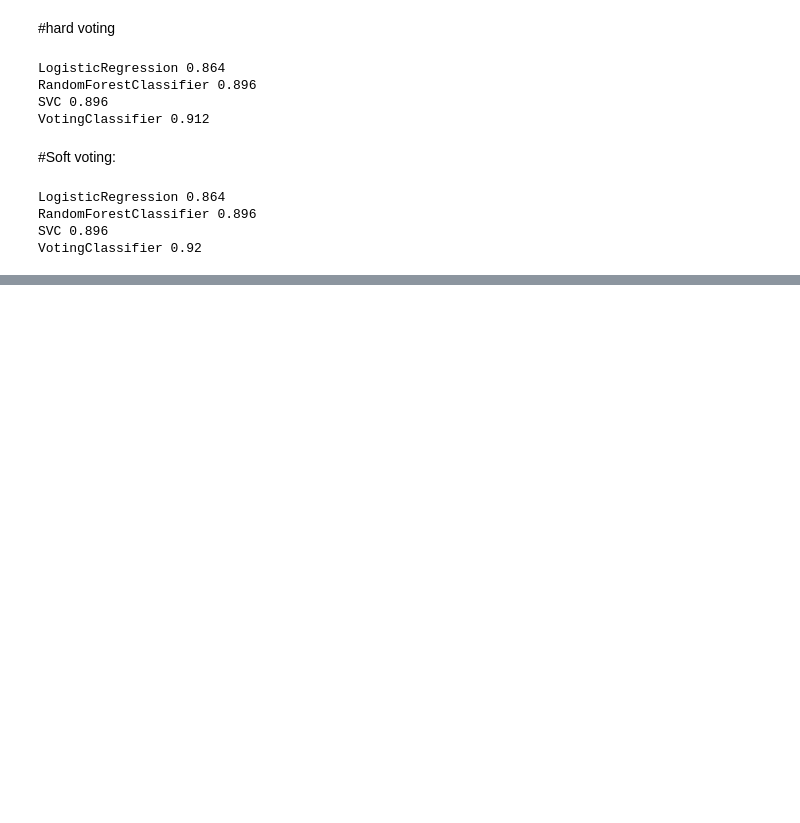
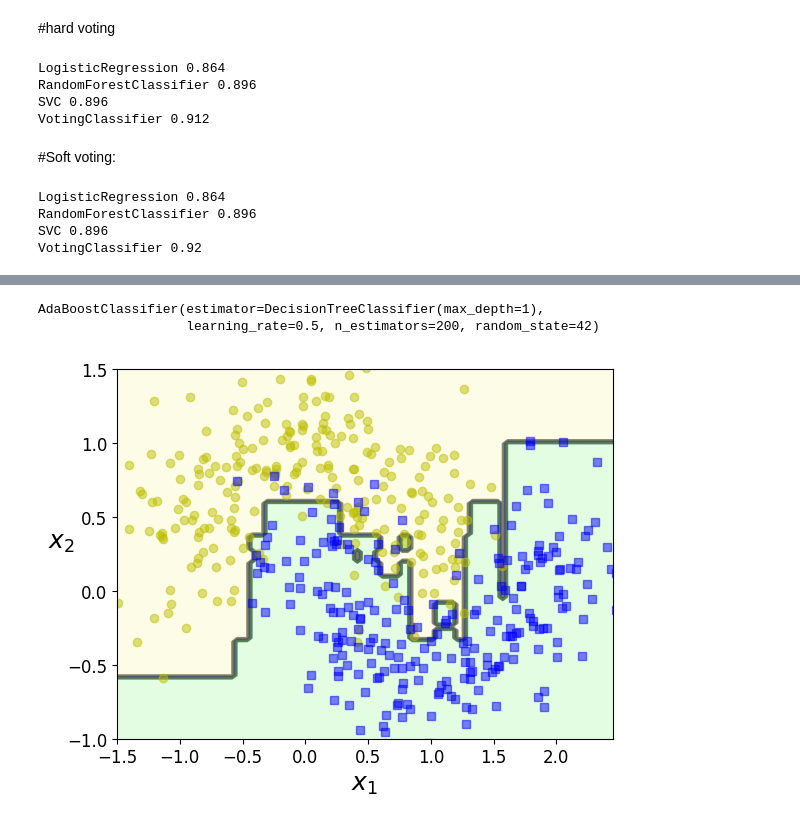
Before and after one commit to andysingal/machine-learning, a Jupyter notebook: Ensemble_Learning_and_Random_Forests.ipynb, the cells around one changed output, grey strips where cells are left out. Saved outputs shown, nothing was run; the diff lists cells and outputs as text; code cells hidden in the pictures; blank space fills up the shorter version.

```diff
--- a/Ensemble_Learning_and_Random_Forests.ipynb
+++ b/Ensemble_Learning_and_Random_Forests.ipynb
@@ -101,0 +166,7 @@ VotingClassifier 0.92
+# %%
+from sklearn.ensemble import RandomForestClassifier
+
+rnd_clf = RandomForestClassifier(n_estimators=500, max_leaf_nodes=16, random_state=42)
+rnd_clf.fit(X_train, y_train)
+
+y_pred_rf = rnd_clf.predict(X_test)
@@ -101,0 +197,14 @@ VotingClassifier 0.92
+# %%
+from sklearn.ensemble import AdaBoostClassifier
+
+ada_clf = AdaBoostClassifier(
+    DecisionTreeClassifier(max_depth=1), n_estimators=200,
+    algorithm="SAMME.R", learning_rate=0.5, random_state=42)
+ada_clf.fit(X_train, y_train)
+# %% [output]
+AdaBoostClassifier(estimator=DecisionTreeClassifier(max_depth=1),
+                   learning_rate=0.5, n_estimators=200, random_state=42)
+# %%
+plot_decision_boundary(ada_clf, X, y)
+# %% [output]
+[figure, added]
```
Also changed, not shown: parts of 15 cells of this notebook.
